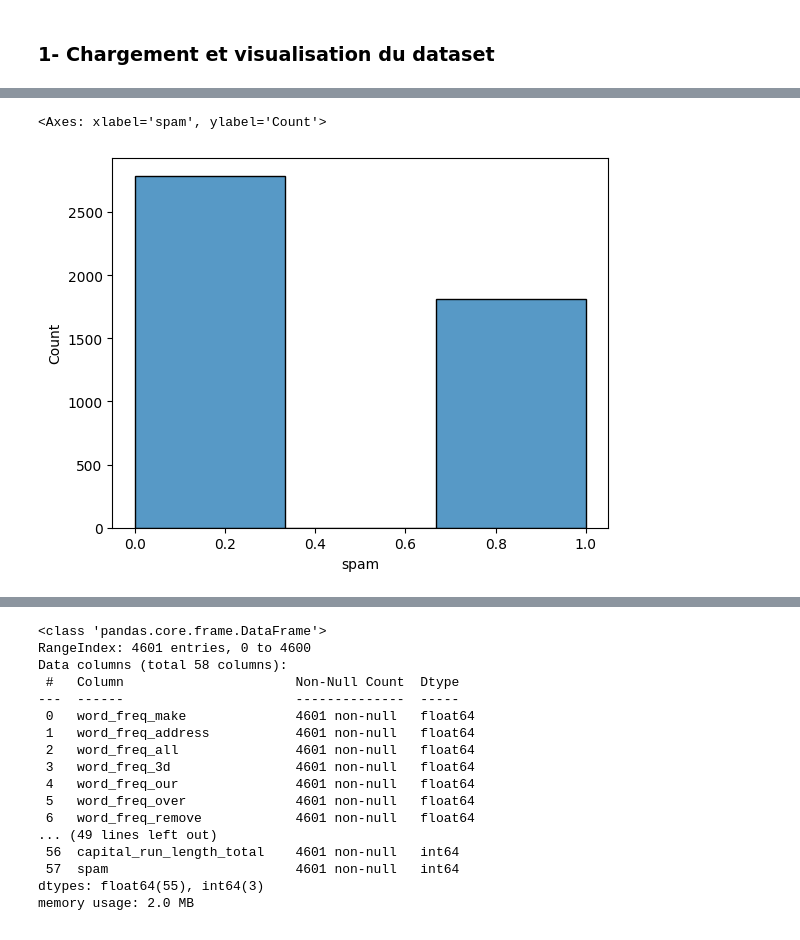
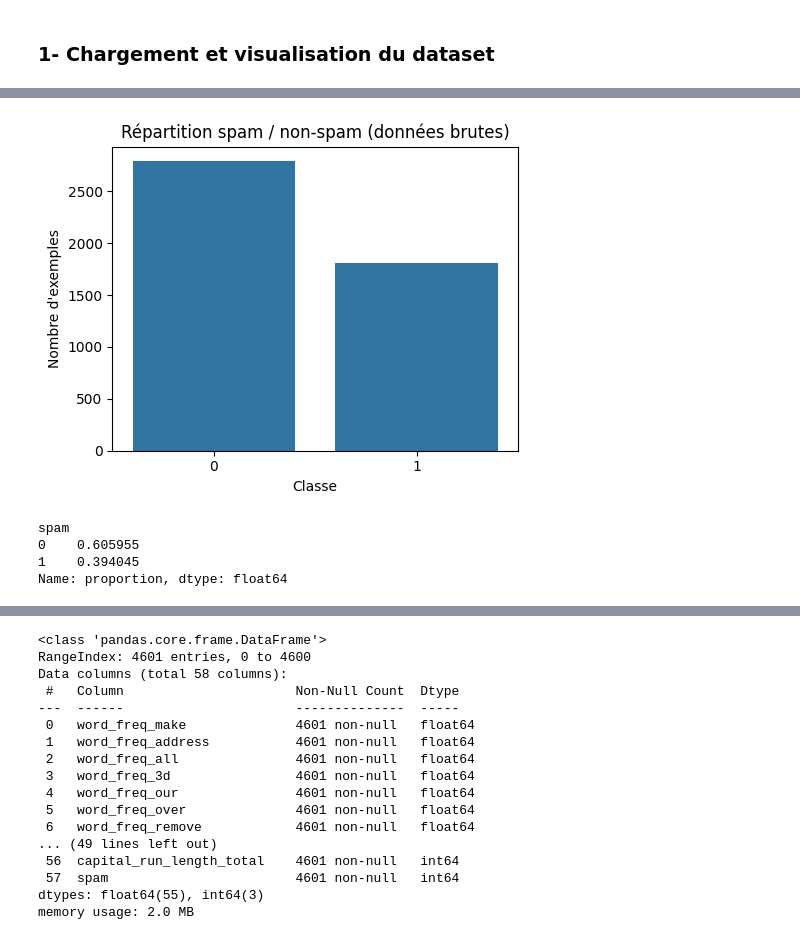
Before and after one commit to Ali322O/ML-project---Diabete-detection-, a Jupyter notebook: notebooks/spam.ipynb, the cells around one changed output, grey strips where cells are left out. Drawn from its saved outputs; the diff is of its cells as text; code cells hidden in the pictures.

```diff
--- a/notebooks/spam.ipynb
+++ b/notebooks/spam.ipynb
@@ -57,6 +88,10 @@ Dataset Spambase chargé : 4601 lignes, 58 colonnes
-# %%
-# Visualiser de la distribution de la classe spam
-sns.histplot(df['spam'], bins=3)
-# %% [output]
-<Axes: xlabel='spam', ylabel='Count'>
-[figure, removed]
+# %%
+y_raw = df["spam"]
+plot_class_distribution(y_raw, title="Répartition spam / non-spam (données brutes)")
+y_raw.value_counts(normalize=True)
+# %% [output]
+[figure, added]
+spam
+0    0.605955
+1    0.394045
+Name: proportion, dtype: float64
```
Also changed, not shown: parts of 18 cells of this notebook, 3 other files.
